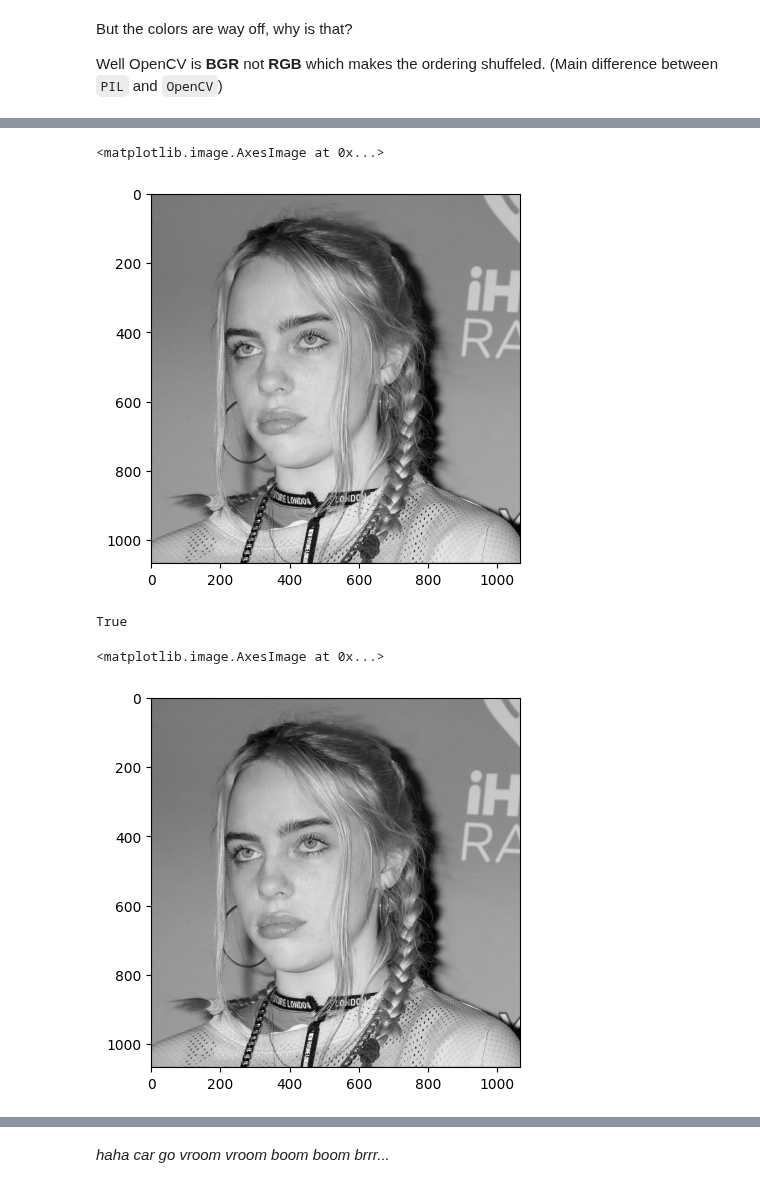
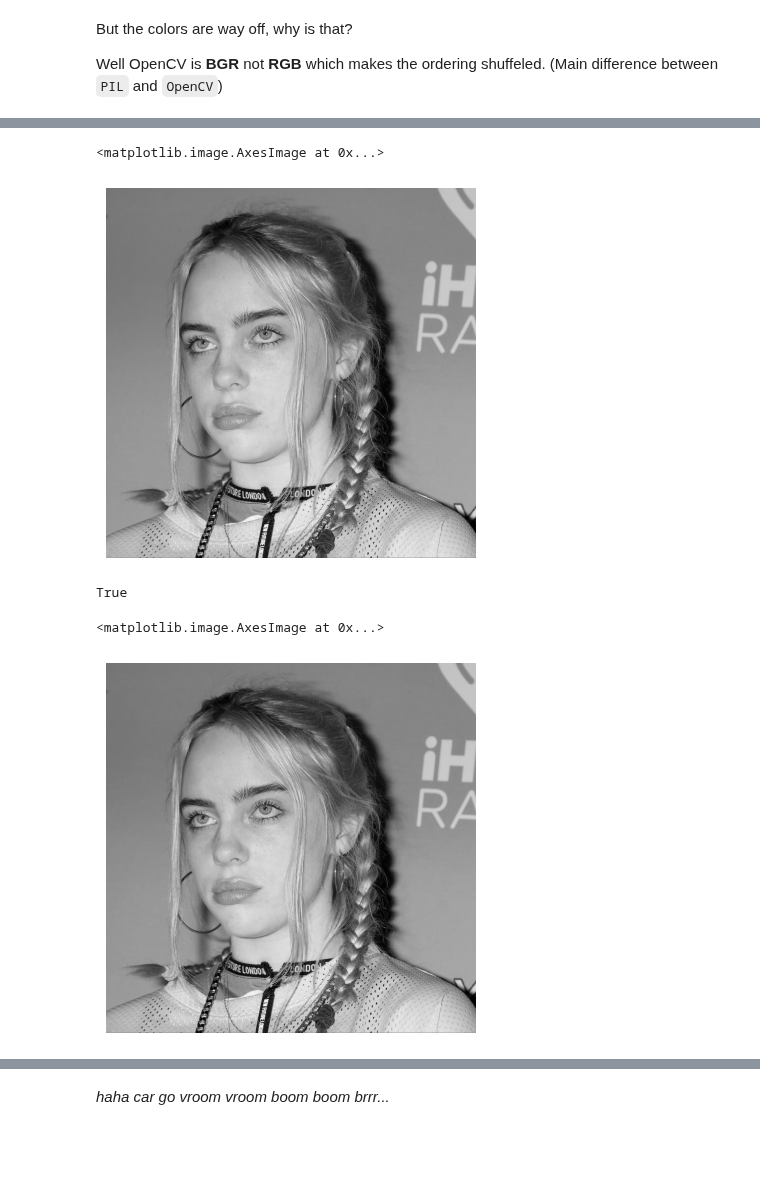
Before and after one commit to kamal-stark-dev/Learning, a Jupyter notebook: Python/Image Libraries/Basics-CV2.ipynb, the cells around one changed output, grey strips where cells are left out. Saved outputs shown, nothing was run; the diff lists cells and outputs as text; code cells hidden in the pictures; blank space fills up the shorter version.

```diff
--- a/Python/Image Libraries/Basics-CV2.ipynb
+++ b/Python/Image Libraries/Basics-CV2.ipynb
@@ -5,7 +5,7 @@ If you want to install it for your current kernel
 
 `!{sys.executable} -m pip install opencv-python`
 # %%
-image = cv2.imread('billie.png')
+image = cv2.imread('images/billie.png')
 # %%
 print(f'''
 Type: {type(image)}
@@ -34,9 +36,10 @@ plt.imshow(new_image)
 # %%
 # you can convert the image to gray scale using cvtColor
 image_gray = cv2.cvtColor(image, cv2.COLOR_BGR2GRAY)
+plt.axis("off")
 plt.imshow(image_gray, cmap="gray")
 # %% [output]
 <matplotlib.image.AxesImage at 0x...>
-[figure, old version]
+[figure, new version]
 # %%
 # save the image
@@ -45,11 +48,12 @@ cv2.imwrite('billie-grayscale.png', image_gray)
 True
 # %%
 # we can also load gray scale images with imread
-img_gray = cv2.imread("billie.png", cv2.IMREAD_GRAYSCALE)
+img_gray = cv2.imread("images/billie.png", cv2.IMREAD_GRAYSCALE)
+plt.axis("off")
 plt.imshow(img_gray, cmap="gray")
 # %% [output]
 <matplotlib.image.AxesImage at 0x...>
-[figure, old version]
+[figure, new version]
 # %%
 blue, green, red = image[:,:,0], image[:,:,1], image[:,:,2] # using slicing
 
```
Also changed, not shown: parts of 4 cells of this notebook, 4 other files.
